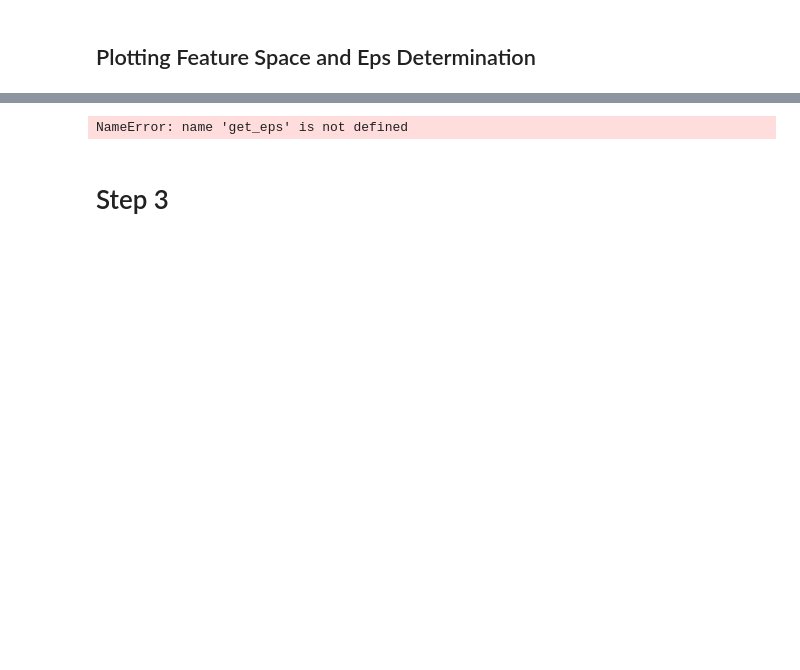
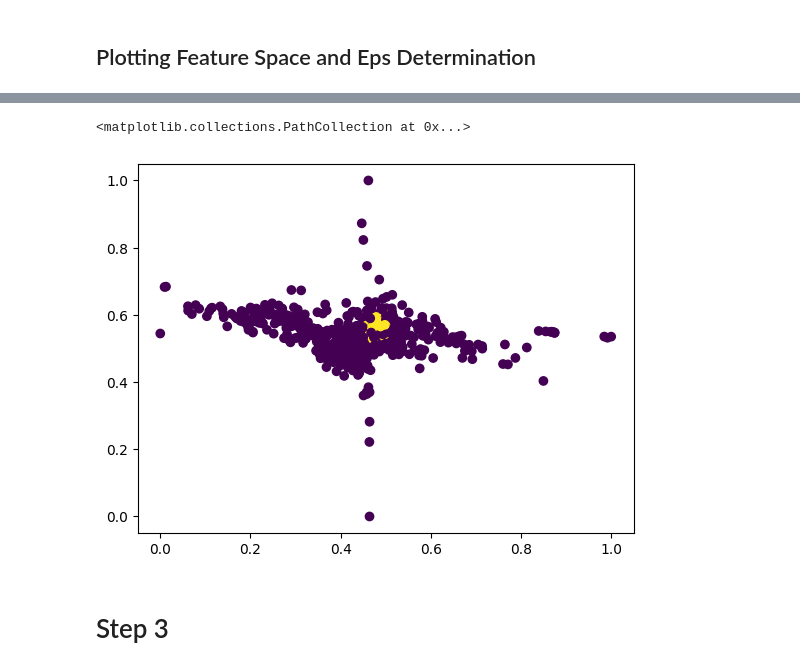
Before and after one commit to NEMS-AI/jump-detection, a Jupyter notebook: notebooks/Example_JumpDetection.ipynb, the cells around one changed output, grey strips where cells are left out. Saved outputs shown, nothing was run; the diff lists cells and outputs as text; code cells hidden in the pictures; blank space fills up the shorter version.

```diff
--- a/notebooks/Example_JumpDetection.ipynb
+++ b/notebooks/Example_JumpDetection.ipynb
@@ -77,8 +88,7 @@ plt.scatter(jump_features[:,1],jump_features[:,3])
 # %%
 eps = get_eps(jump_features)
-labels = get_class_labels(jump_features, eps/6)
+labels = get_class_labels(jump_features, eps/10)
 plt.scatter(jump_features[:,1],jump_features[:,3], c = labels)
 # %% [output]
-NameError: name 'get_eps' is not defined
+<matplotlib.collections.PathCollection at 0x...>
+[figure, added]
-# %% [markdown]
-# Step 3
@@ -87,0 +95,2 @@ plt.scatter(diffs[:,0],diffs[:,1], c = labels)
+# %% [markdown]
+# Step 3
```
Also changed, not shown: parts of 18 cells of this notebook, 1 other file.
